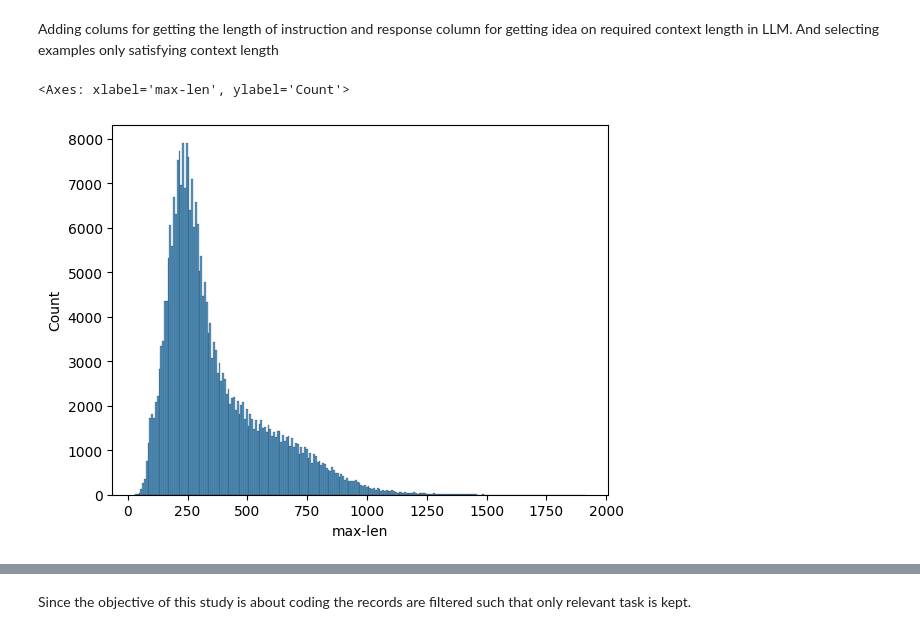
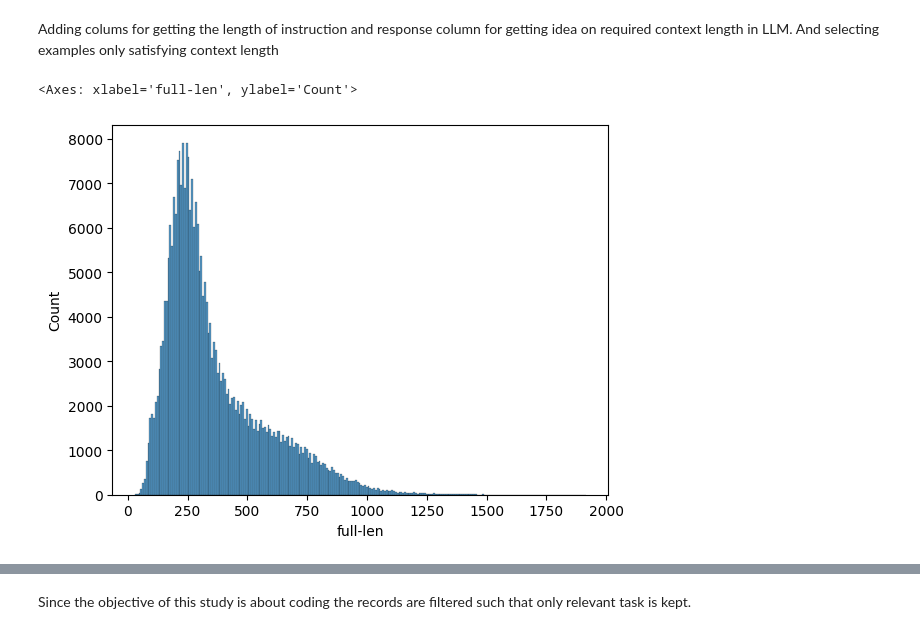
Before and after one commit to SIVASKANDAN-P/PYTHON-CODE-HINT, a Jupyter notebook: Code_solution_experimentation.ipynb, the cells around one changed output, grey strips where cells are left out. Saved outputs shown, nothing was run; the diff lists cells and outputs as text; code cells hidden in the pictures.

```diff
--- a/Code_solution_experimentation.ipynb
+++ b/Code_solution_experimentation.ipynb
@@ -110,12 +115,12 @@ data['ins-len'] = data['instruction'].apply(lambda x: len(x.split()))
 #Adding colums for getting the length of Response column
 data['res-len'] = data['response'].apply(lambda x: len(x.split()))
 #Adding colums for sum of the length of instruction and response columns
-data['max-len'] = data['res-len'] + data['ins-len']
+data['full-len'] = data['res-len'] + data['ins-len']
 # %%
-sns.histplot(data['max-len'])
+sns.histplot(data['full-len'])
 # %% [output]
-<Axes: xlabel='max-len', ylabel='Count'>
+<Axes: xlabel='full-len', ylabel='Count'>
-[figure, old version]
+[figure, new version]
 # %%
 data.head()
 # %% [output]
```
Also changed, not shown: parts of 23 cells of this notebook.
